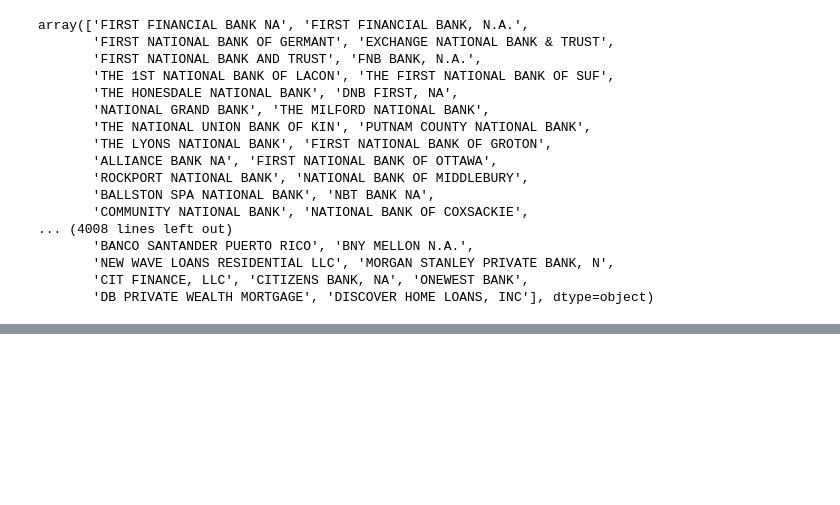
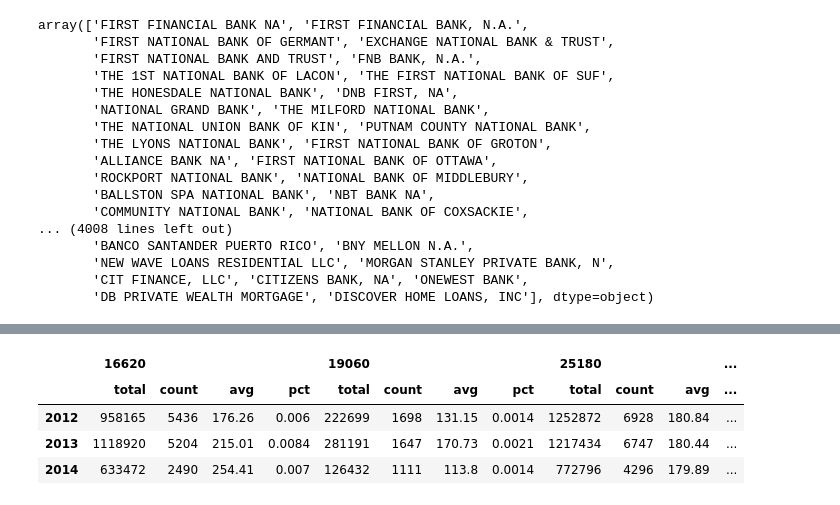
Before and after one commit to muwayne/data-science, a Jupyter notebook: code.ipynb, the cells around one changed output, grey strips where cells are left out. Cells and saved outputs as stored; diff of their text form; code cells hidden in the pictures; blank space fills up the shorter version.

```diff
--- a/code.ipynb
+++ b/code.ipynb
@@ -116,0 +195,27 @@ array(['Refinance', 'Purchase'], dtype=object)
+# %%
+index = df['As_of_Year'].unique()
+columns = df['MSA_MD'].unique()
+values = ['total','count','avg','pct']
+
+df1 = pd.DataFrame(index=index, columns=values)
+dfMSA = pd.concat([df1]*len(columns),axis=1,keys=columns)
+# %%
+for i,row in dfMSA.iterrows():
+    year_total = df[df['As_of_Year']==i]['Loan_Amount_000'].sum()
+    for MSA in columns:
+        total = df[df['As_of_Year']==i][df['MSA_MD']==MSA]['Loan_Amount_000'].sum()
+        count = df[df['As_of_Year']==i][df['MSA_MD']==MSA]['Loan_Amount_000'].count()
+        if count==0:
+            avg=0
+        else:
+            avg = round(total/float(count),2)
+        pct = round(total/float(year_total),4)
+        dfMSA.set_value(i,MSA,[total,count,avg,pct])
+# %%
+dfMSA
+# %% [output]
+|  | 16620 |  |  |  | 19060 |  |  |  | 25180 |  |  | ... |
+|  | total | count | avg | pct | total | count | avg | pct | total | count | avg | ... |
+| 2012 | 958165 | 5436 | 176.26 | 0.006 | 222699 | 1698 | 131.15 | 0.0014 | 1252872 | 6928 | 180.84 | ... |
+| 2013 | 1118920 | 5204 | 215.01 | 0.0084 | 281191 | 1647 | 170.73 | 0.0021 | 1217434 | 6747 | 180.44 | ... |
+| 2014 | 633472 | 2490 | 254.41 | 0.007 | 126432 | 1111 | 113.8 | 0.0014 | 772796 | 4296 | 179.89 | ... |
```
Also changed, not shown: parts of 13 cells of this notebook.
